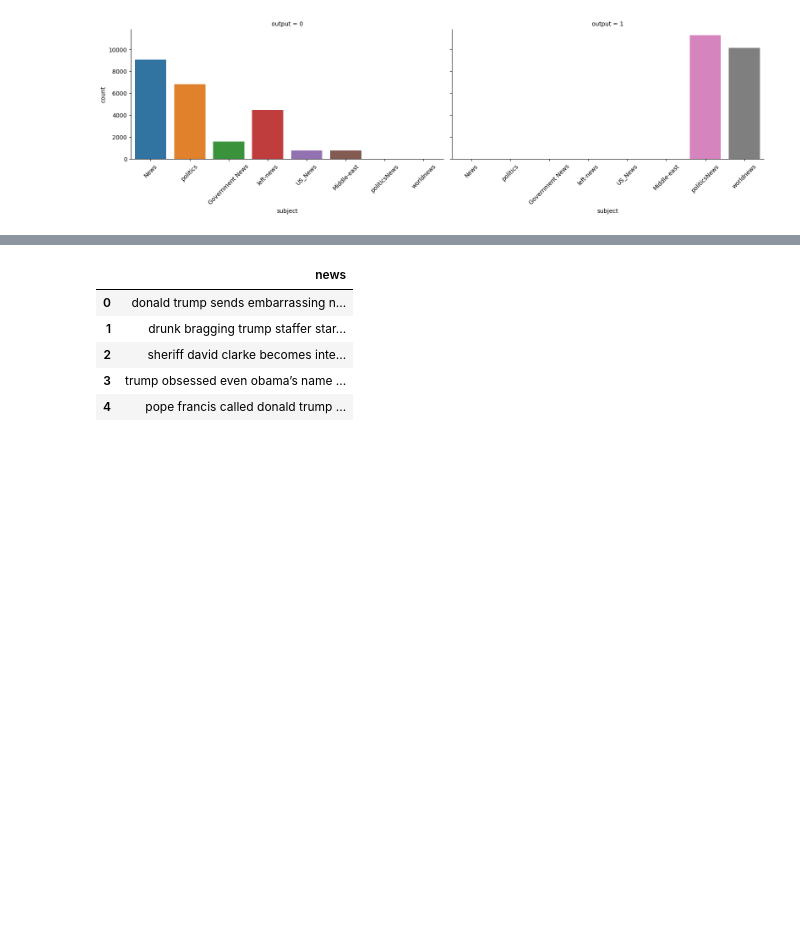
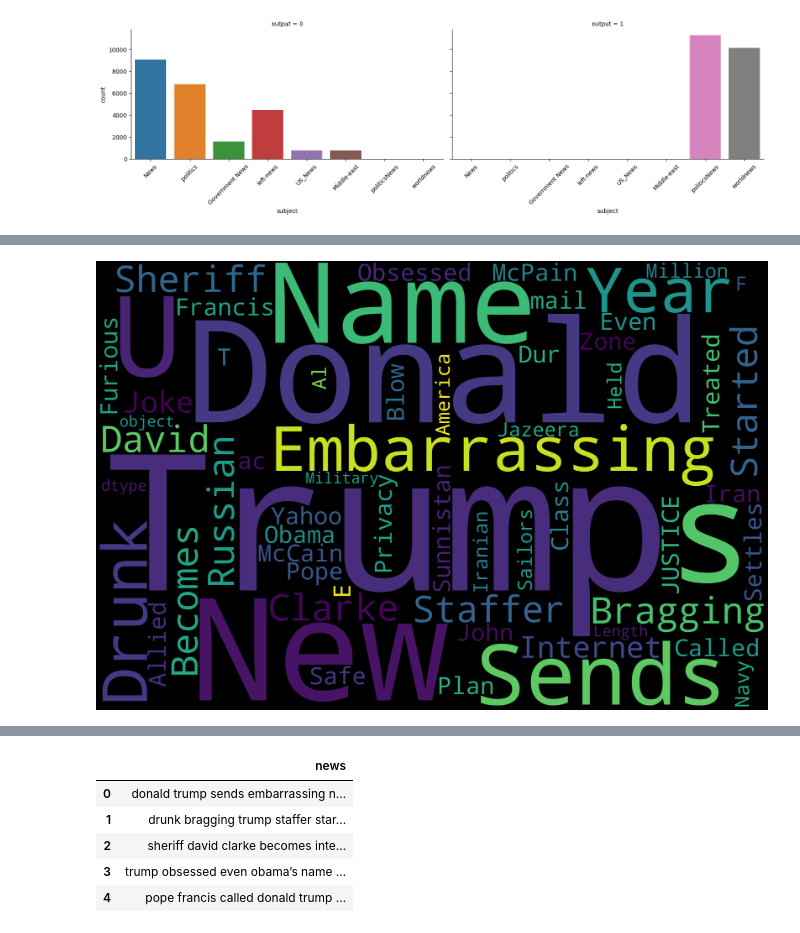
Before and after one commit to harsh7898/Fake_News_Verify, a Jupyter notebook: Fake news classification.ipynb, the cells around one changed output, grey strips where cells are left out. Drawn from its saved outputs; the diff is of its cells as text; code cells hidden in the pictures; blank space fills up the shorter version.

```diff
--- a/Fake news classification.ipynb
+++ b/Fake news classification.ipynb
@@ -96,8 +51,8 @@ None
 # %%
 #Target variable for fake news
-fake_news['output']=0
+fake['output']=0
 
 #Target variable for true news
-true_news['output']=1
+true['output']=1
 # %%
 #Concatenating and dropping for fake news
@@ -126,5 +77,8 @@ November 19, 2017     1
 November 20, 2017     1
 Jul 19, 2015          1
 Name: date, Length: 1681, dtype: int64
+# %%
+fake = fake[['subject', 'date', 'news','output']]
+true = true[['subject', 'date', 'news','output']]
 # %%
 #Removing links and the headline from the date column
@@ -139,5 +87,4 @@ which allows only string which has the months and rest are filtered'''
 # %%
-#Converting the date to datetime format
-fake_news['date'] = pd.to_datetime(fake_news['date'])
-true_news['date'] = pd.to_datetime(true_news['date'])
+fake['date'] = pd.to_datetime(fake['date'])
+true['date'] = pd.to_datetime(true['date'])
 # %%
@@ -248,0 +161,17 @@ fig = plt.gcf()
+# %%
+text = fake["news"]
+wordcloud = WordCloud(
+    width = 3000,
+    height = 2000,
+    background_color = 'black',
+    stopwords = STOPWORDS).generate(str(text))
+fig = plt.figure(
+    figsize = (40, 30),
+    facecolor = 'k',
+    edgecolor = 'k')
+plt.imshow(wordcloud, interpolation = 'bilinear')
+plt.axis('off')
+plt.tight_layout(pad=0)
+plt.show()
+# %% [output]
+[figure, new version]
```
Also changed, not shown: parts of 35 cells of this notebook.
